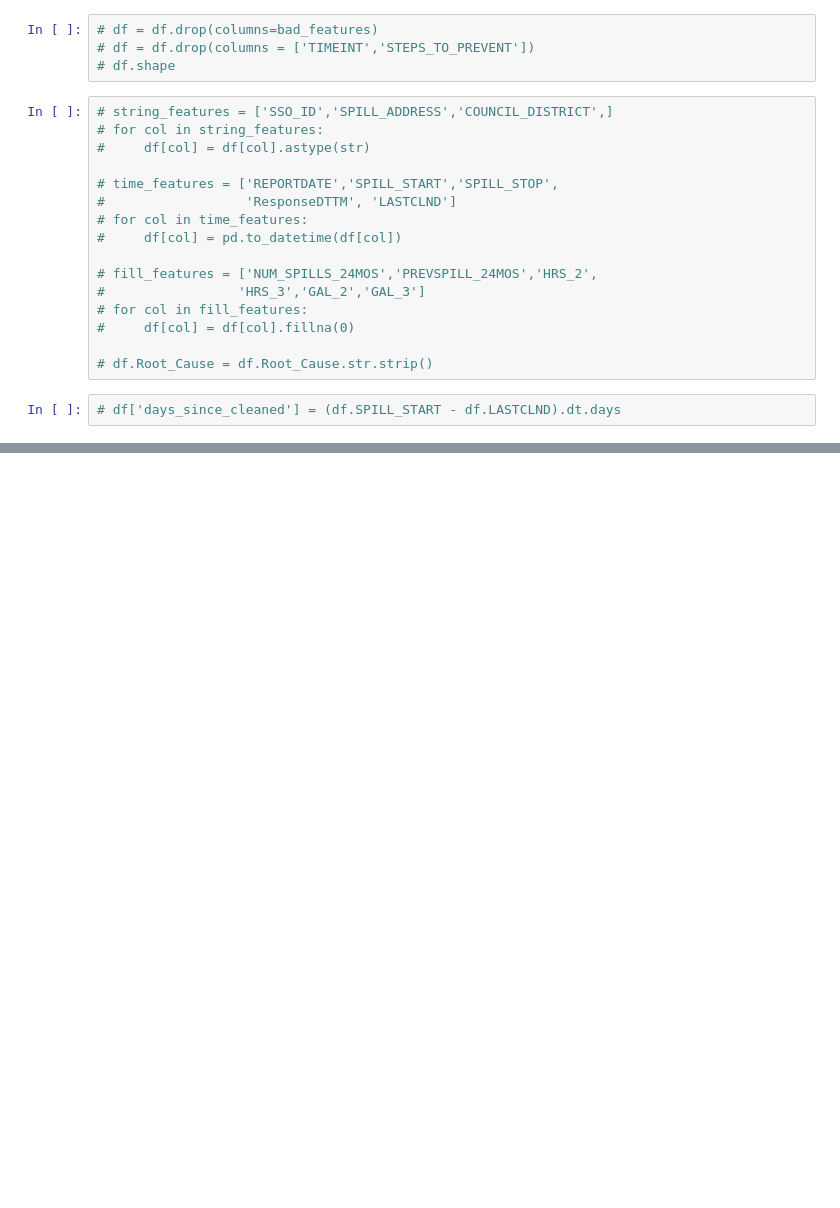
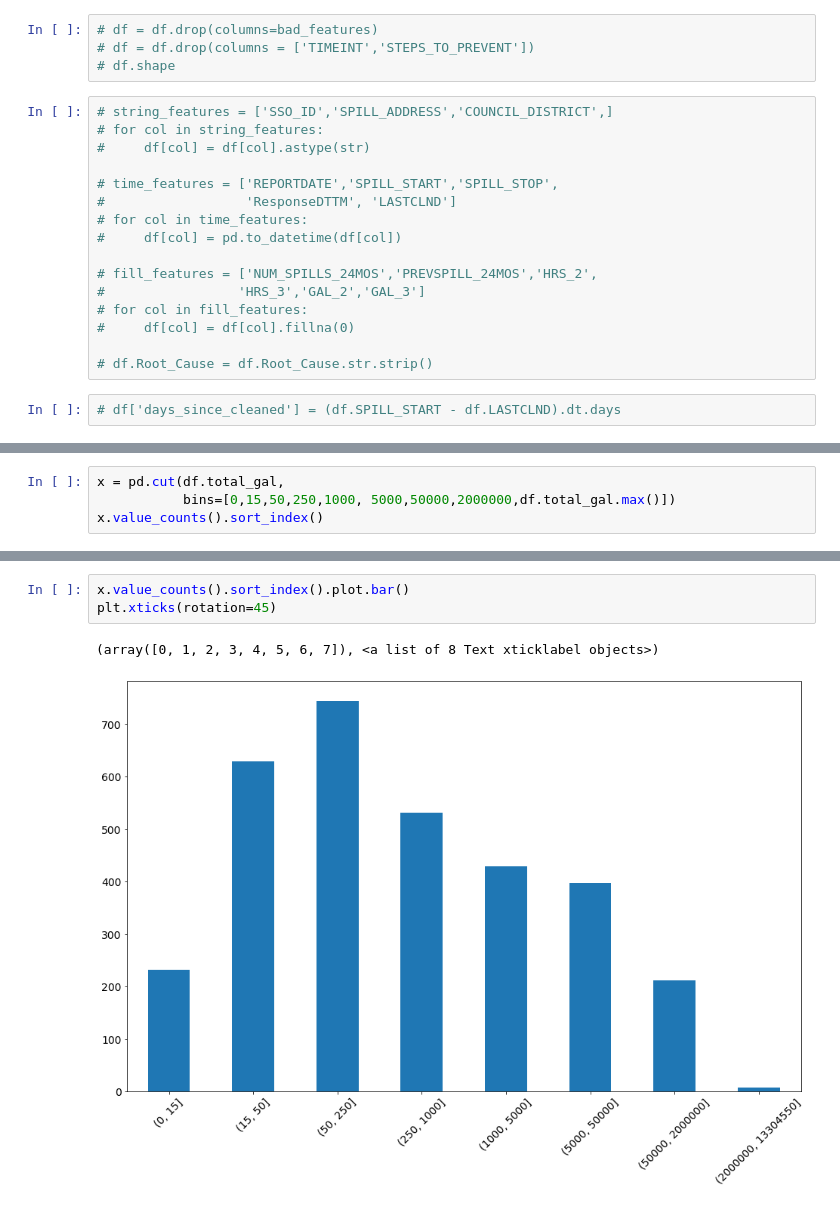
Before and after one commit to we-came-we-SAWS-we-conquered/saws-capstone-project, a Jupyter notebook: cameron_repo/Cameron_notebook.ipynb, the cells around one changed output, grey strips where cells are left out. Cells and saved outputs as stored; diff of their text form; blank space fills up the shorter version.

```diff
--- a/cameron_repo/Cameron_notebook.ipynb
+++ b/cameron_repo/Cameron_notebook.ipynb
@@ -146,0 +211,4 @@ df.COMMENTS.value_counts().head(10).plot.barh()
+# %%
+x = pd.cut(df.total_gal,
+           bins=[0,15,50,250,1000, 5000,50000,2000000,df.total_gal.max()])
+x.value_counts().sort_index()
@@ -146,0 +231,6 @@ df.COMMENTS.value_counts().head(10).plot.barh()
+# %%
+x.value_counts().sort_index().plot.bar()
+plt.xticks(rotation=45)
+# %% [output]
+(array([0, 1, 2, 3, 4, 5, 6, 7]), <a list of 8 Text xticklabel objects>)
+[figure, added]
```
Also changed, not shown: parts of 20 cells of this notebook, 1 other file.
